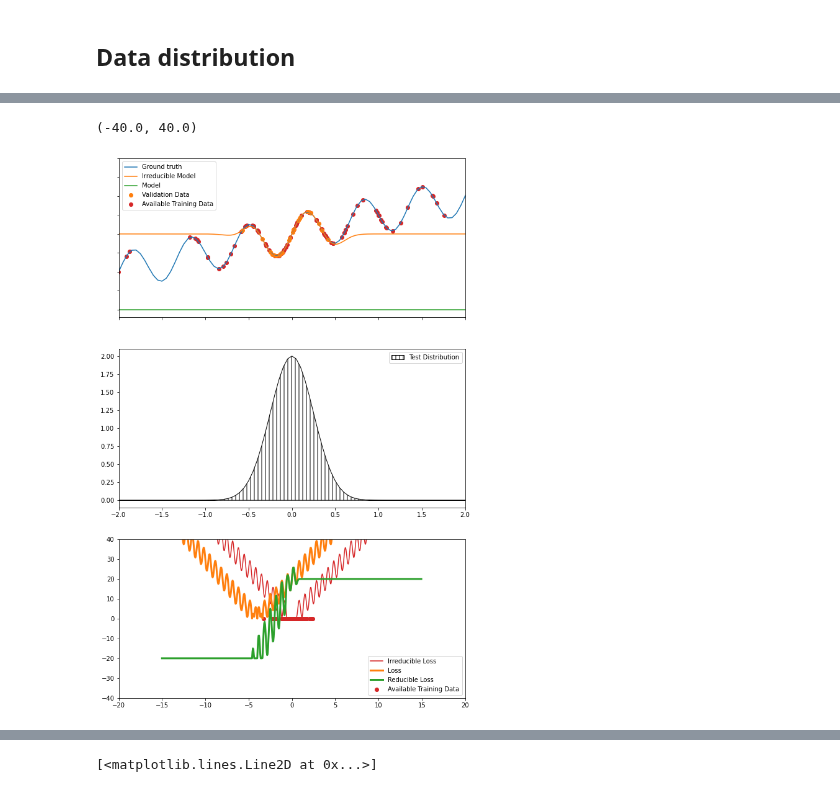
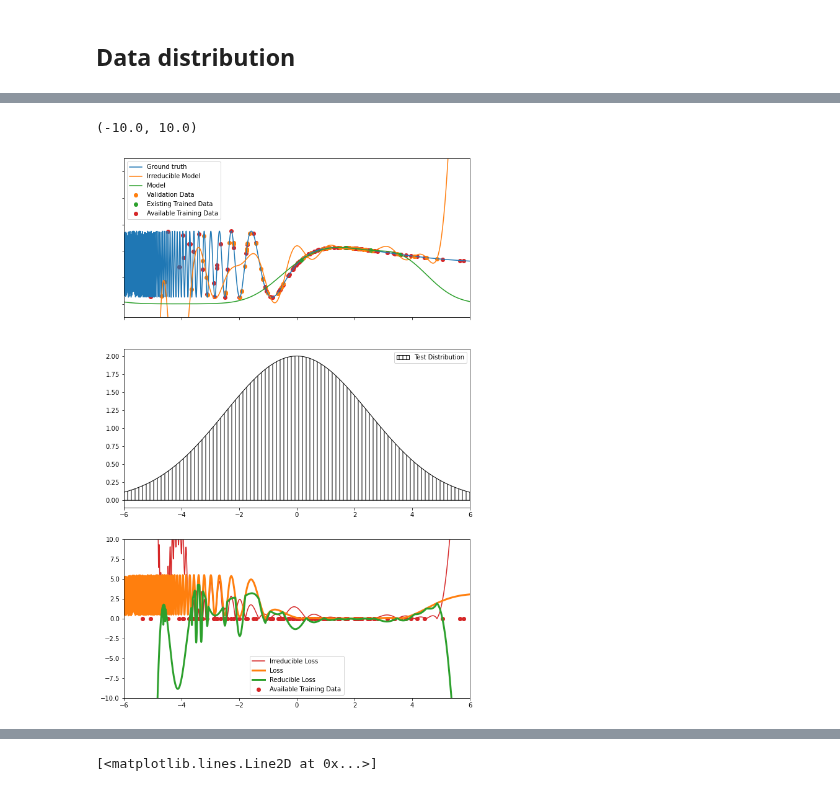
Before and after one commit to BlackHC/active_learning_redux, a Jupyter notebook: V_RedLoss_Figure_1.ipynb, the cells around one changed output, grey strips where cells are left out. Cells and saved outputs as stored; diff of their text form; code cells hidden in the pictures.

```diff
--- a/V_RedLoss_Figure_1.ipynb
+++ b/V_RedLoss_Figure_1.ipynb
@@ -143,11 +145,11 @@ val_Y = f(val_X)
 # %%
 val_gp = fit_gp(val_X, val_Y, std=0.001)
 # %%
-train_data_distribution = scipy.stats.norm(0, 1)
-train_X = train_data_distribution.rvs(0)
+#train_data_distribution = scipy.stats.norm(0, 2.5)
+train_X = data_distribution.rvs(5)
 train_Y = f(train_X)
 # %%
-more_train_X = train_data_distribution.rvs(100)
+more_train_X = data_distribution.rvs(100)
 more_train_Y = f(more_train_X)
 # %%
 train_gp = fit_gp(train_X, train_Y, std=0.001)
@@ -156,5 +156,5 @@ ValueError: Found array with 0 sample(s) (shape=(0, 1)) while a minimum of 1 is
 # %%
-def plot_gp_mean(gp, obs_x, obs_y, x_min=-2, x_max=2, axes=None, color="b", show_obs=True, label="Prediction", obs_label="Training Data"):
+def plot_gp_mean(gp, obs_x, obs_y, x_min=-10, x_max=10, axes=None, color="b", show_obs=True, label="Prediction", obs_label="Training Data"):
     if axes is None:
         axes = plt.gca()
 
@@ -188,6 +188,6 @@ plt.ylim(-20,20)
 # %%
 val_means = val_gp.predict(X[:, None], return_std=False)
-train_means = X*0 - 20#train_gp.predict(X[:, None], return_std=False)
+train_means = train_gp.predict(X[:, None], return_std=False)
 
 def get_losses(X):
     val_means = val_gp.predict(X[:, None], return_std=False)
@@ -214,36 +214,38 @@ plt.xlim(-15,15)
 # %%
+x_min = -6
+x_max = 6
 plt.subplots(nrows=2, figsize=(10,10*1.6))
 plt.subplot(3,1,1)
 f_Y = f(X)
 plt.plot(X, f_Y, label="Ground truth")
 plot_gp_mean(val_gp, val_X, val_Y, color="C1", label="Irreducible Model", obs_label="Validation Data")
-#plot_gp_mean(train_gp, train_X, train_Y, color="C2", label="Model", obs_label="Already Trained Data")
-plt.plot(X, train_means, color="C2", label="Model")
+plot_gp_mean(train_gp, train_X, train_Y, color="C2", label="Model", obs_label="Existing Trained Data")
+#plt.plot(X, train_means, color="C2", label="Model")
 plt.scatter(more_train_X, more_train_Y, color="C3", label="Available Training Data", zorder=-1)
 plt.legend()
-plt.xlim(-2,2)
-plt.ylim(-22,20)
+plt.xlim(x_min, x_max)
+plt.ylim(-1,11) #plt.ylim()[1])
 plt.gca().yaxis.set_ticklabels([])
 plt.gca().xaxis.set_ticklabels([])
 plt.subplot(3,1,2)
 dpdf = data_distribution.pdf(X)
 #plt.fill_between(X, dpdf/np.max(dpdf)*2, edgecolor="black", hatch="||", linewidth=1, facecolor="white", label="Test Distribution", zorder=0)
 plt.fill_between(X, dpdf/np.max(dpdf)*2, edgecolor="black", hatch="||", linewidth=1, facecolor="white", label="Test Distribution", zorder=0)
 plt.legend()
-plt.xlim(-2,2)
+plt.xlim(x_min, x_max)
 plt.subplot(3,1,3)
 plt.plot(X, irreducible_loss, color="C3", label="Irreducible Loss")
 #plt.fill_between(X, irreducible_loss, loss, label="Reducible Loss", color="C2", alpha=0.25)
 plt.plot(X, loss, color="C1", label="Loss", linewidth=3)
 plt.plot(X, reducible_loss, label="Reducible Loss", color="C2", linewidth=3)
 plt.scatter(more_train_X, [0] * len(more_train_X), color="C3", label="Available Training Data")
 plt.legend()
-plt.xlim(-20,20)
+plt.xlim(x_min, x_max)
 #plt.ylim(-1000,6000)
-plt.ylim(-40,40)
+plt.ylim(-10,10)
 # %% [output]
-(-40.0, 40.0)
+(-10.0, 10.0)
-[figure, old version]
+[figure, new version]
 # %%
 x = [0.]
 y = [2.]
```
Also changed, not shown: parts of 11 cells of this notebook, 16 other files.
